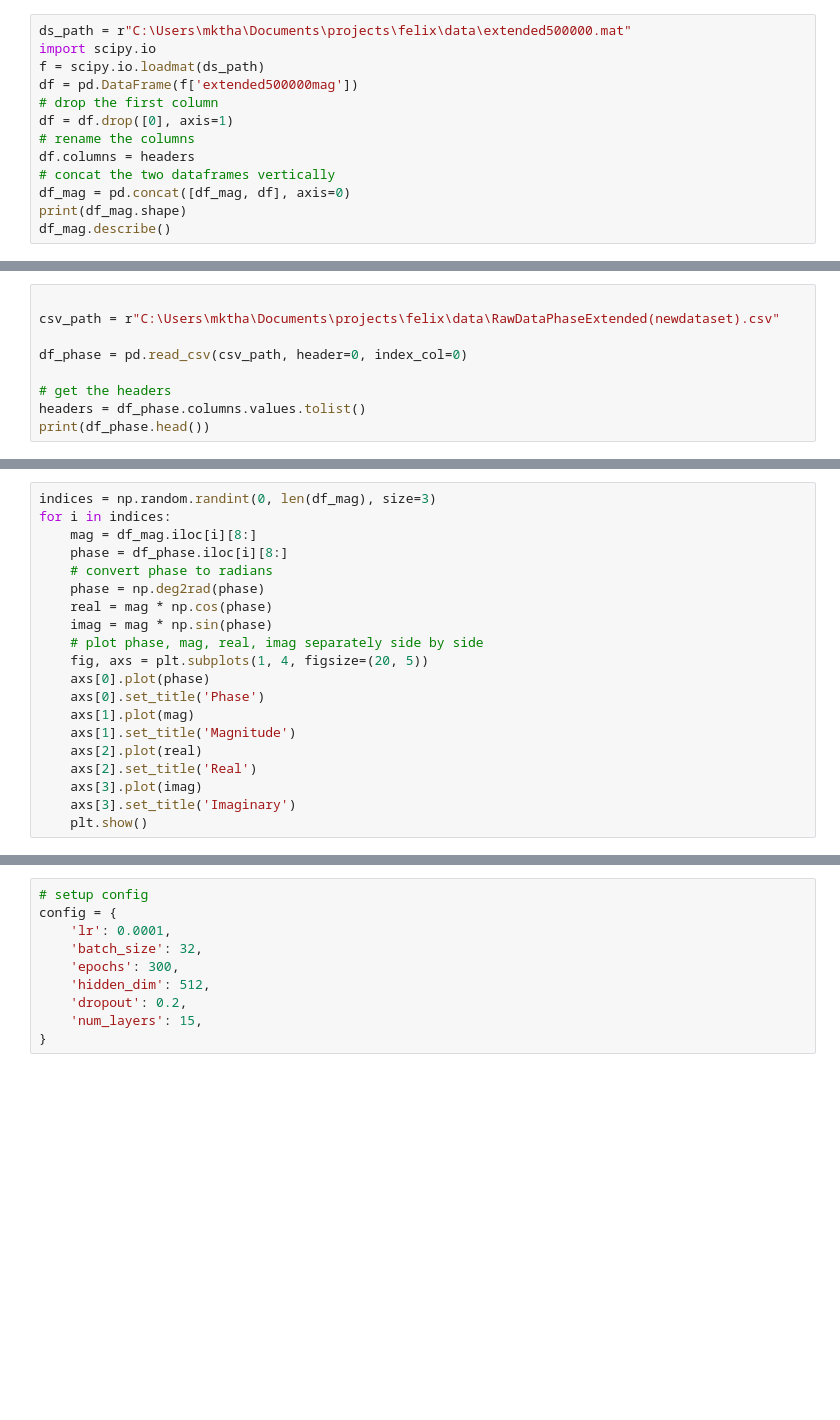
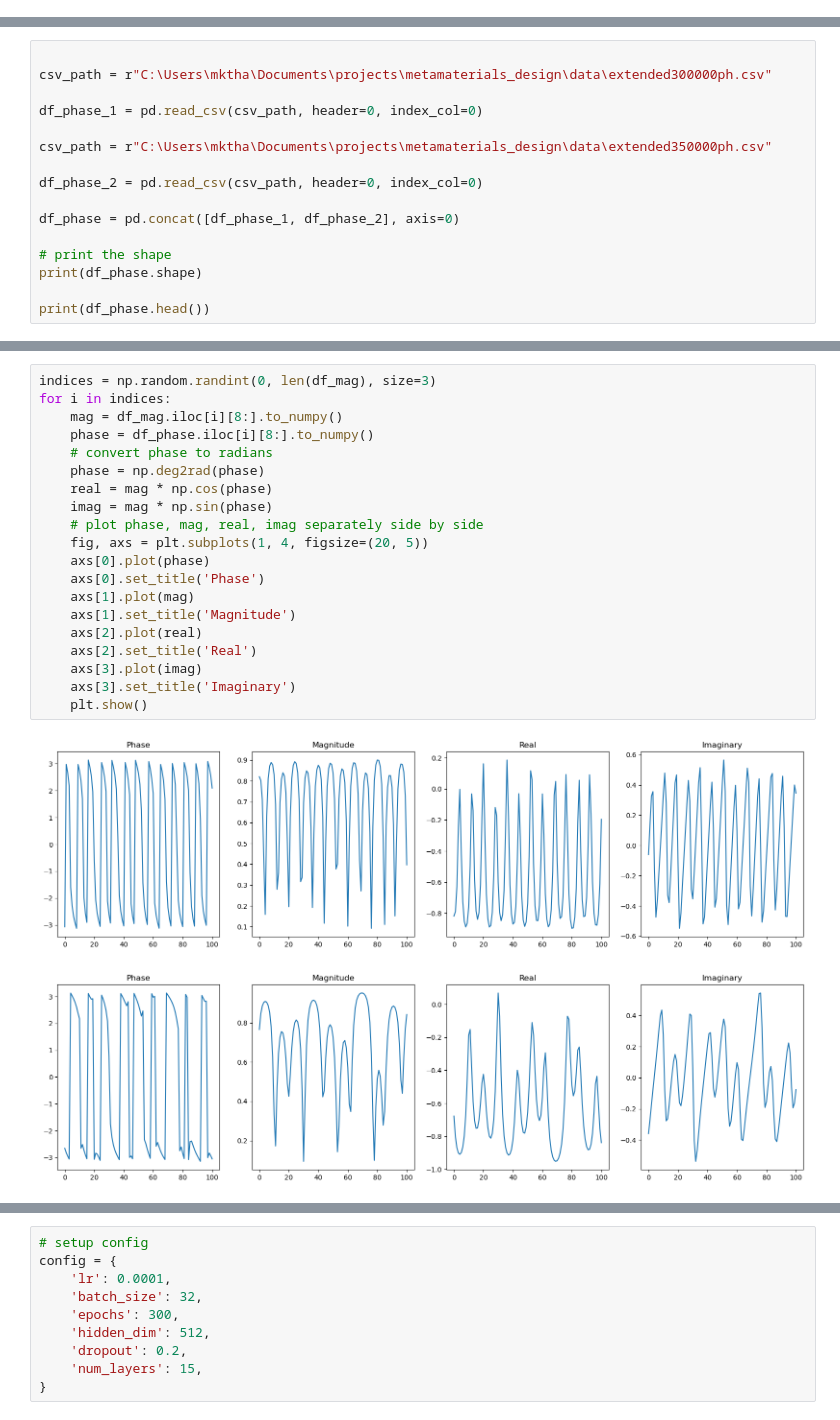
Before and after one commit to mkthabet/metamaterials_design, a Jupyter notebook: src/notebooks/eda_new_data.ipynb, the cells around one changed output, grey strips where cells are left out. Cells and saved outputs as stored; diff of their text form; blank space fills up the shorter version.

Commit message:
after new 650k data

```diff
--- a/src/notebooks/eda_new_data.ipynb
+++ b/src/notebooks/eda_new_data.ipynb
@@ -54,13 +26,0 @@ sample n.                      ...
-# %%
-ds_path = r"C:\Users\mktha\Documents\projects\felix\data\extended500000.mat"
-import scipy.io
-f = scipy.io.loadmat(ds_path)
-df = pd.DataFrame(f['extended500000mag'])
-# drop the first column
-df = df.drop([0], axis=1)
-# rename the columns
-df.columns = headers
-# concat the two dataframes vertically
-df_mag = pd.concat([df_mag, df], axis=0)
-print(df_mag.shape)
-df_mag.describe()
@@ -79,9 +27,16 @@ df_mag.describe()
 # %%
 
-csv_path = r"C:\Users\mktha\Documents\projects\felix\data\RawDataPhaseExtended(newdataset).csv"
+csv_path = r"C:\Users\mktha\Documents\projects\metamaterials_design\data\extended300000ph.csv"
 
-df_phase = pd.read_csv(csv_path, header=0, index_col=0)
+df_phase_1 = pd.read_csv(csv_path, header=0, index_col=0)
 
-# get the headers
-headers = df_phase.columns.values.tolist()
+csv_path = r"C:\Users\mktha\Documents\projects\metamaterials_design\data\extended350000ph.csv"
+
+df_phase_2 = pd.read_csv(csv_path, header=0, index_col=0)
+
+df_phase = pd.concat([df_phase_1, df_phase_2], axis=0)
+
+# print the shape
+print(df_phase.shape)
+
 print(df_phase.head())
@@ -88,20 +61,23 @@ print(df_phase.head())
 # %%
 indices = np.random.randint(0, len(df_mag), size=3)
 for i in indices:
-    mag = df_mag.iloc[i][8:]
-    phase = df_phase.iloc[i][8:]
+    mag = df_mag.iloc[i][8:].to_numpy()
+    phase = df_phase.iloc[i][8:].to_numpy()
     # convert phase to radians
     phase = np.deg2rad(phase)
     real = mag * np.cos(phase)
     imag = mag * np.sin(phase)
     # plot phase, mag, real, imag separately side by side
     fig, axs = plt.subplots(1, 4, figsize=(20, 5))
     axs[0].plot(phase)
     axs[0].set_title('Phase')
     axs[1].plot(mag)
     axs[1].set_title('Magnitude')
     axs[2].plot(real)
     axs[2].set_title('Real')
     axs[3].plot(imag)
     axs[3].set_title('Imaginary')
     plt.show()
+# %% [output]
+[figure, added]
+[figure, added]
```
Also changed, not shown: parts of 9 cells of this notebook, 1 other file.
